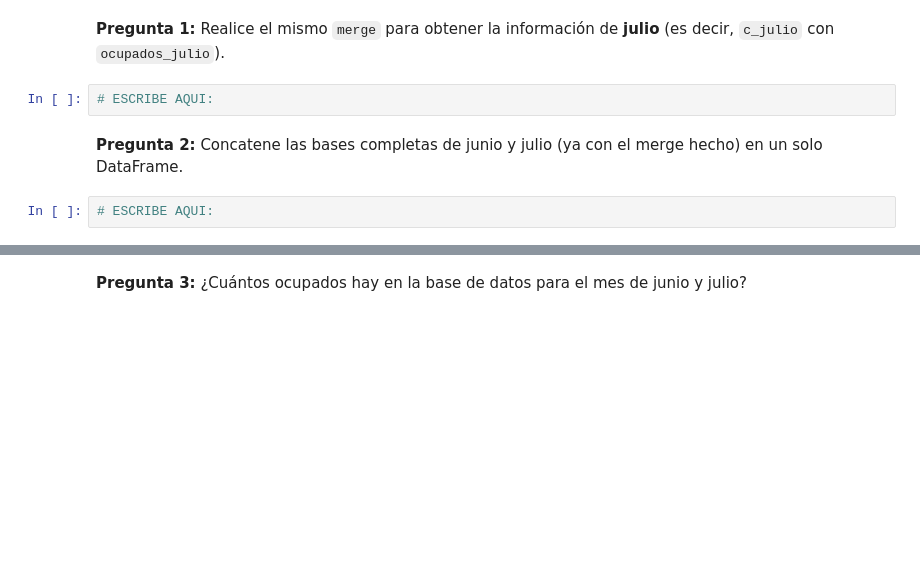
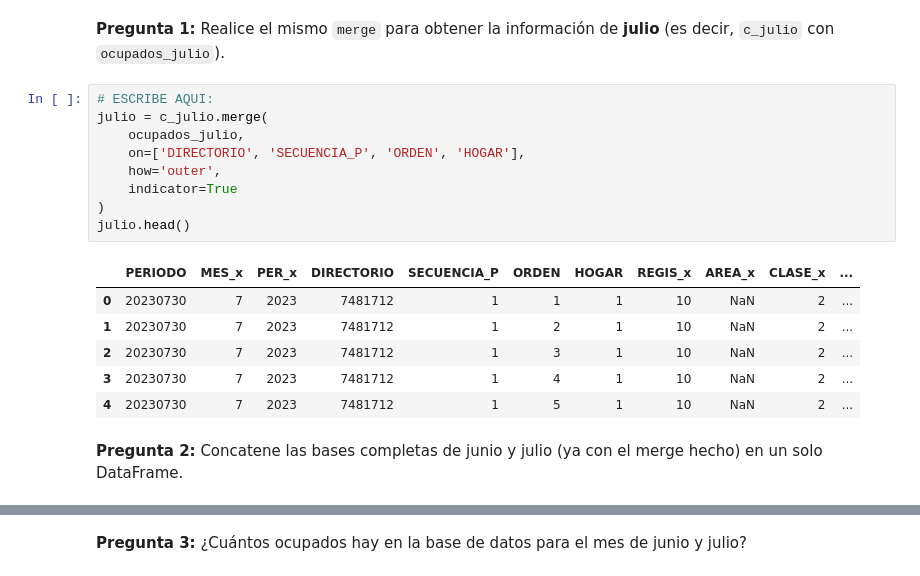
Before and after one commit to darc-17/Sandbox_HE2_DavidRodriguez, a Jupyter notebook: Clases taller de programación/Clase 9 - Concatenación de Bases.ipynb, the cells around one changed output, grey strips where cells are left out. Saved outputs shown, nothing was run; the diff lists cells and outputs as text; blank space fills up the shorter version.

Commit message:
Ejercicios Clase 9

```diff
--- a/Clases taller de programación/Clase 9 - Concatenación de Bases.ipynb
+++ b/Clases taller de programación/Clase 9 - Concatenación de Bases.ipynb
@@ -567,9 +569,21 @@ Verificación de llaves candidatas en c_junio:
 ### Nivel 1: Pegues básicos
 # %% [markdown]
 **Pregunta 1:** Realice el mismo `merge` para obtener la información de **julio** (es decir, `c_julio` con `ocupados_julio`).
-# %%
-# ESCRIBE AQUI:
+# %%
+# ESCRIBE AQUI:
+julio = c_julio.merge(
+    ocupados_julio,
+    on=['DIRECTORIO', 'SECUENCIA_P', 'ORDEN', 'HOGAR'],
+    how='outer',
+    indicator=True
+)
+julio.head()
+# %% [output]
+|  | PERIODO | MES_x | PER_x | DIRECTORIO | SECUENCIA_P | ORDEN | HOGAR | REGIS_x | AREA_x | CLASE_x | ... |
+| 0 | 20230730 | 7 | 2023 | 7481712 | 1 | 1 | 1 | 10 | NaN | 2 | ... |
+| 1 | 20230730 | 7 | 2023 | 7481712 | 1 | 2 | 1 | 10 | NaN | 2 | ... |
+| 2 | 20230730 | 7 | 2023 | 7481712 | 1 | 3 | 1 | 10 | NaN | 2 | ... |
+| 3 | 20230730 | 7 | 2023 | 7481712 | 1 | 4 | 1 | 10 | NaN | 2 | ... |
+| 4 | 20230730 | 7 | 2023 | 7481712 | 1 | 5 | 1 | 10 | NaN | 2 | ... |
 # %% [markdown]
 **Pregunta 2:** Concatene las bases completas de junio y julio (ya con el merge hecho) en un solo DataFrame.
-# %%
-# ESCRIBE AQUI:
```
Also changed, not shown: parts of 12 cells of this notebook, 1 other file.
